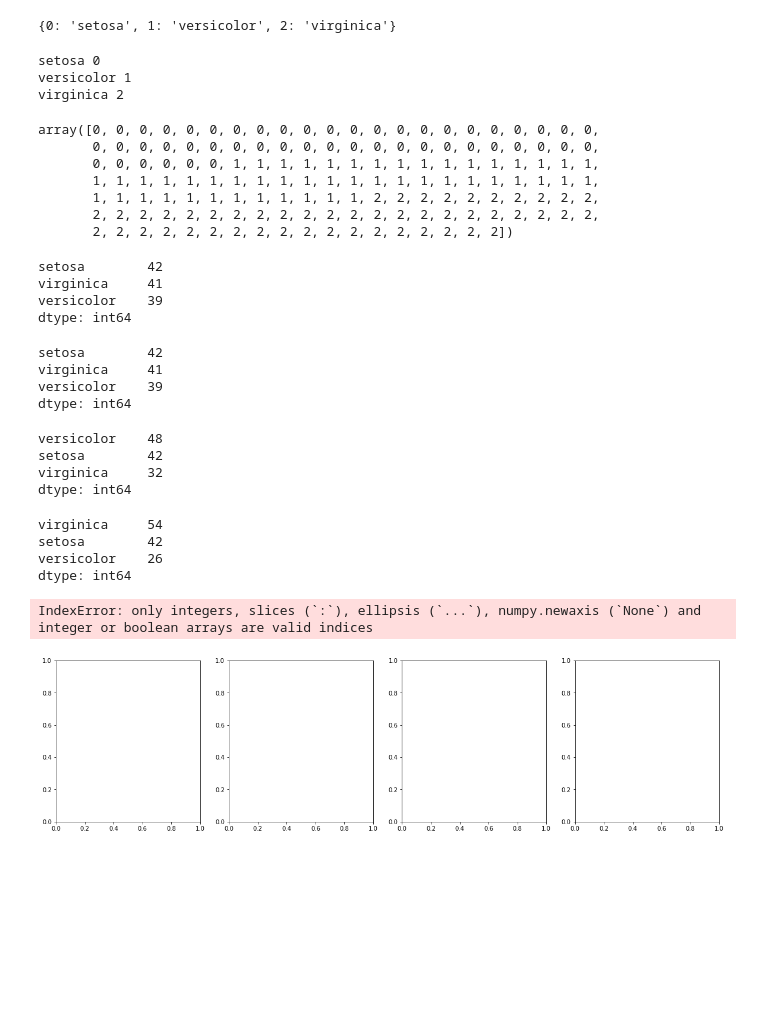
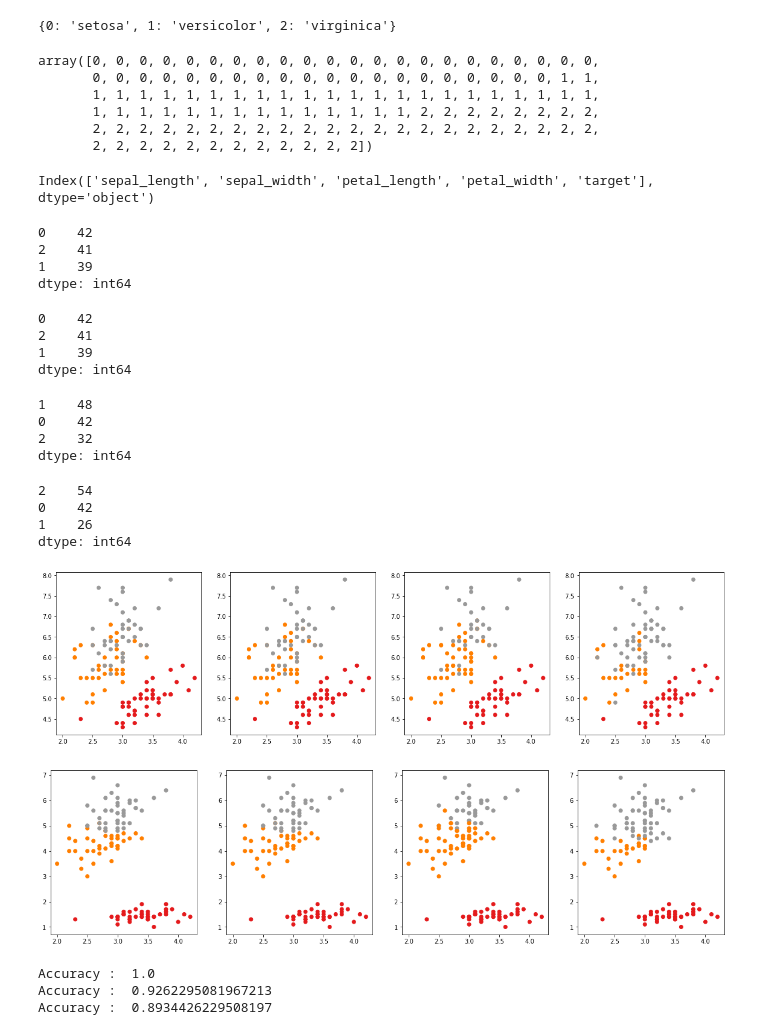
Before and after one commit to eunbin777/MachineLearning, a Jupyter notebook: 2022 기계학습/week04/homework.ipynb, the cells around one changed output. Saved outputs shown, nothing was run; the diff lists cells and outputs as text; code cells hidden in the pictures; blank space fills up the shorter version.

Commit message:
visualization & accuracy_score

```diff
--- a/2022 기계학습/week04/homework.ipynb
+++ b/2022 기계학습/week04/homework.ipynb
@@ -17,30 +40,26 @@ target_dict
 # %% [output]
 {0: 'setosa', 1: 'versicolor', 2: 'virginica'}
 # %%
-label_encoded_species = pd.Series([None for i in range(iris_data.shape[0])])
+label_encoded_species = pd.Series([None for i in range(dropped_iris_data.shape[0])])
 
 for i in range(len(target_dict)):
     label_encoded_species[iris_data['target'] == target_dict[i]] = i
-print(iris_data['target'][0], label_encoded_species[0])
-print(iris_data['target'][50], label_encoded_species[50])
-print(iris_data['target'][100], label_encoded_species[100])
-# %% [output]
-setosa 0
-versicolor 1
-virginica 2
 # %%
 from sklearn.preprocessing import LabelEncoder
 
-label_encoded_series_sklearn = LabelEncoder().fit_transform(iris_data[['target']])
+label_encoded_series_sklearn = LabelEncoder().fit_transform(dropped_iris_data[['target']])
 label_encoded_series_sklearn
 # %% [output]
 array([0, 0, 0, 0, 0, 0, 0, 0, 0, 0, 0, 0, 0, 0, 0, 0, 0, 0, 0, 0, 0, 0,
-       0, 0, 0, 0, 0, 0, 0, 0, 0, 0, 0, 0, 0, 0, 0, 0, 0, 0, 0, 0, 0, 0,
-       0, 0, 0, 0, 0, 0, 1, 1, 1, 1, 1, 1, 1, 1, 1, 1, 1, 1, 1, 1, 1, 1,
+       0, 0, 0, 0, 0, 0, 0, 0, 0, 0, 0, 0, 0, 0, 0, 0, 0, 0, 0, 0, 1, 1,
        1, 1, 1, 1, 1, 1, 1, 1, 1, 1, 1, 1, 1, 1, 1, 1, 1, 1, 1, 1, 1, 1,
-       1, 1, 1, 1, 1, 1, 1, 1, 1, 1, 1, 1, 2, 2, 2, 2, 2, 2, 2, 2, 2, 2,
+       1, 1, 1, 1, 1, 1, 1, 1, 1, 1, 1, 1, 1, 1, 2, 2, 2, 2, 2, 2, 2, 2,
        2, 2, 2, 2, 2, 2, 2, 2, 2, 2, 2, 2, 2, 2, 2, 2, 2, 2, 2, 2, 2, 2,
-       2, 2, 2, 2, 2, 2, 2, 2, 2, 2, 2, 2, 2, 2, 2, 2, 2, 2])
+       2, 2, 2, 2, 2, 2, 2, 2, 2, 2, 2, 2])
+# %%
+dropped_iris_data.columns
+# %% [output]
+Index(['sepal_length', 'sepal_width', 'petal_length', 'petal_width', 'target'], dtype='object')
 # %%
 ## 데이터 전처리 과정 생략?
 from sklearn.naive_bayes import GaussianNB as GNB
@@ -48,56 +67,70 @@ from sklearn.naive_bayes import GaussianNB as GNB
 results = []
 
 model = GNB()
-model.fit(X, y)
+model.fit(X, label_encoded_series_sklearn)
 result_basic = model.predict(X)
 
 results.append(result_basic);
 pd.DataFrame(result_basic).value_counts()
 # %% [output]
-setosa        42
-virginica     41
-versicolor    39
+0    42
+2    41
+1    39
 dtype: int64
 # %%
 model_0 = GNB(priors = [.98, .01, .01])
-model_0.fit(X, y)
+model_0.fit(X, label_encoded_series_sklearn)
 result_0 = model_0.predict(X)
 
 results.append(result_0)
 pd.DataFrame(result_0).value_counts()
 # %% [output]
-setosa        42
-virginica     41
-versicolor    39
+0    42
+2    41
+1    39
 dtype: int64
 # %%
 model_1 = GNB(priors = [.01, .98, .01])
-model_1.fit(X, y)
+model_1.fit(X, label_encoded_series_sklearn)
 result_1 = model_1.predict(X)
 
 results.append(result_1)
 pd.DataFrame(result_1).value_counts()
 # %% [output]
-versicolor    48
-setosa        42
-virginica     32
+1    48
+0    42
+2    32
 dtype: int64
 # %%
 model_2 = GNB(priors = [.01, .01, .98])
-model_2.fit(X, y)
+model_2.fit(X, label_encoded_series_sklearn)
 result_2 = model_2.predict(X)
 
 results.append(result_2)
 pd.DataFrame(result_2).value_counts()
 # %% [output]
-virginica     54
-setosa        42
-versicolor    26
+2    54
+0    42
+1    26
 dtype: int64
 # %%
 fig, axes = plt.subplots(1, 4, figsize = (20, 5))
 for i in range(4):
-    axes[i].scatter(dropped_iris_data['sepal width (cm)'], dropped_iris_data.columns['sepal length (cm)'], c = results[i], marker = 'o', cmap = 'Paired')
+    axes[i].scatter(dropped_iris_data.sepal_width, dropped_iris_data.sepal_length, c = results[i], marker = 'o', cmap = 'Set1')
 # %% [output]
-IndexError: only integers, slices (`:`), ellipsis (`...`), numpy.newaxis (`None`) and integer or boolean arrays are valid indices
-[figure, old version]
+[figure, new version]
+# %%
+fig, axes = plt.subplots(1, 4, figsize = (20, 5))
+for i in range(4):
+    axes[i].scatter(dropped_iris_data.sepal_width, dropped_iris_data.petal_length, c = results[i], marker = 'o', cmap = 'Set1')
+# %% [output]
+[figure, added]
+# %%
+from sklearn.metrics import accuracy_score
+print("Accuracy : ", accuracy_score(result_basic, result_0))
+print("Accuracy : ", accuracy_score(result_basic, result_1))
+print("Accuracy : ", accuracy_score(result_basic, result_2))
+# %% [output]
+Accuracy :  1.0
+Accuracy :  0.9262295081967213
+Accuracy :  0.8934426229508197
```
Also changed, not shown: parts of 3 cells of this notebook.
